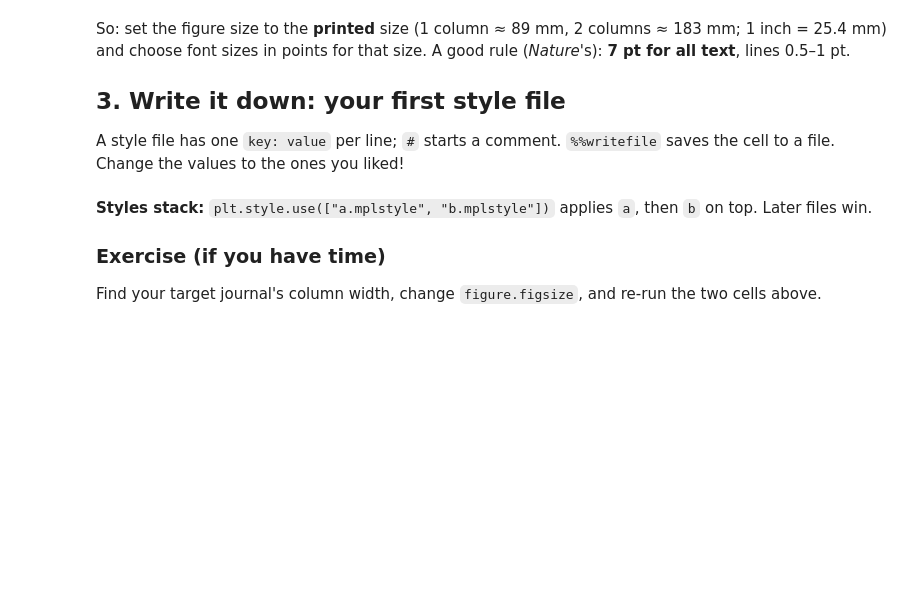
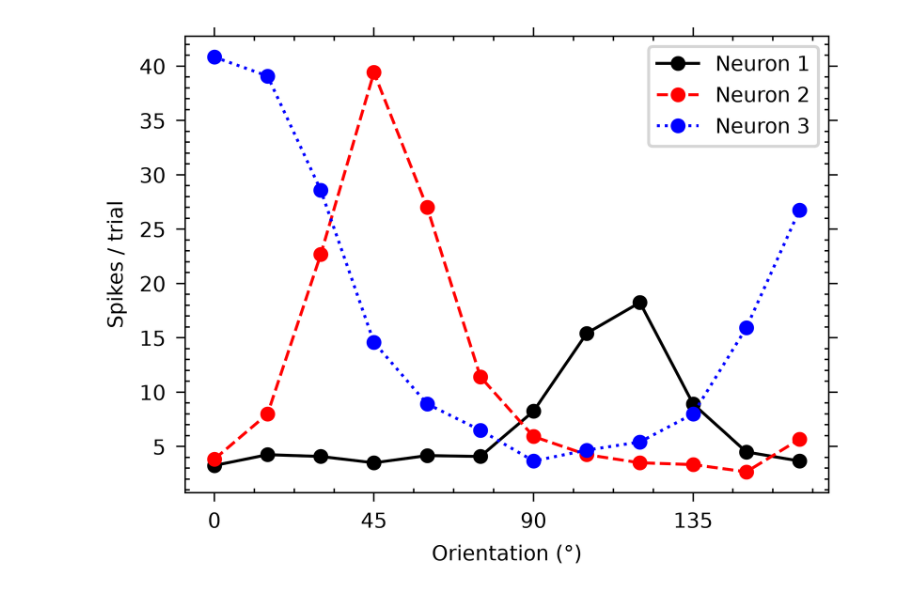
Before and after one commit to ChantalNaumann/tutorials, a Jupyter notebook: 02_style_files.ipynb, the cells around one changed output. Saved outputs shown, nothing was run; the diff lists cells and outputs as text; code cells hidden in the pictures; blank space fills up the shorter version.

```diff
--- a/02_style_files.ipynb
+++ b/02_style_files.ipynb
@@ -64,8 +30,0 @@ display(Image(buffer.getvalue(), width=330))
-# %% [markdown]
-So: set the figure size to the **printed** size (1 column ≈ 89 mm, 2 columns ≈ 183 mm; 1 inch = 25.4 mm) and
-choose font sizes in points for that size. A good rule (*Nature*'s): **7 pt for all text**, lines 0.5–1 pt.
-
-## 3. Write it down: your first style file
-
-A style file has one `key: value` per line; `#` starts a comment. `%%writefile` saves the cell to a file.
-Change the values to the ones you liked!
@@ -111,5 +31,16 @@ for style in ["default", "style_parts/1_basics.mplstyle"]:
-# %% [markdown]
-**Styles stack:** `plt.style.use(["a.mplstyle", "b.mplstyle"])` applies `a`, then `b` on top. Later files win.
-
-### Exercise (if you have time)
-Find your target journal's column width, change `figure.figsize`, and re-run the two cells above.
+# %%
+marker = "o"          # "o", "s", "^", "D", or "" for none
+marker_size = 4       # try 2 to 10
+line_width = 1.0      # try 0.25 to 3
+ticks = "out"         # "out" or "in"
+legend_frame = True   # True or False
+
+fig, ax = plt.subplots(figsize=(3.5, 2.6))
+for i in range(3):
+    ax.plot(oris, mean[i], marker=marker, markersize=marker_size, linewidth=line_width, label=f"Neuron {i + 1}")
+ax.set(xlabel="Orientation (°)", ylabel="Spikes / trial", xticks=[0, 45, 90, 135])
+ax.tick_params(direction=ticks)
+ax.legend(frameon=legend_frame)
+plt.show()
+# %% [output]
+[figure, added]
```
Also changed, not shown: parts of 23 cells of this notebook, 30 other files.
